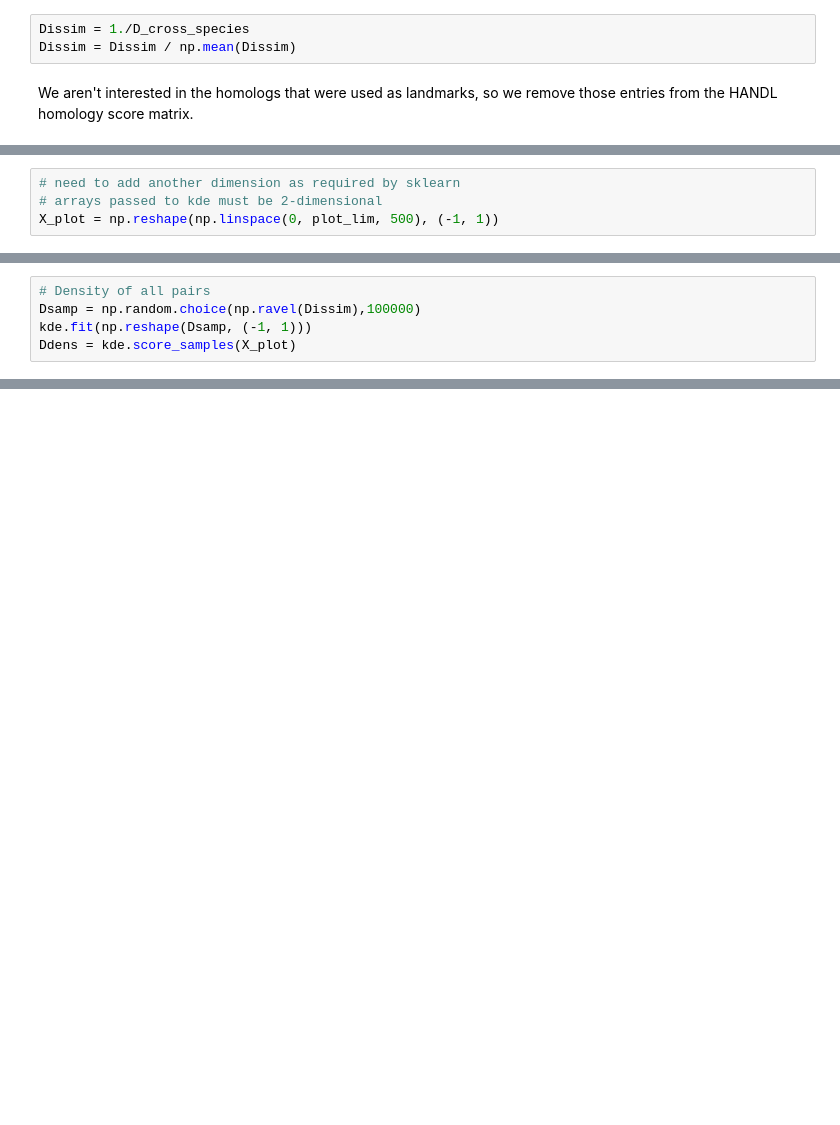
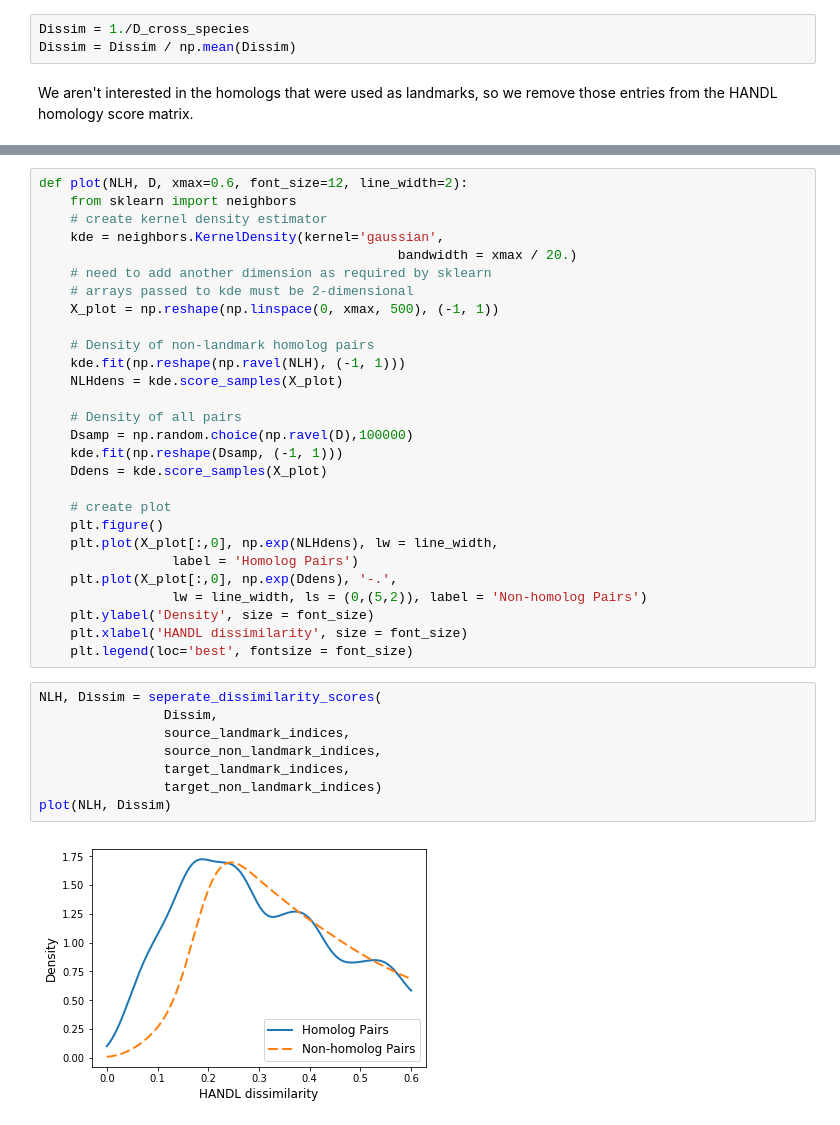
Before and after one commit to lrgr/munk, a Jupyter notebook: src/HANDL-Demo.ipynb, the cells around one changed output, grey strips where cells are left out. Cells and saved outputs as stored; diff of their text form; blank space fills up the shorter version.

Commit message:
Changed code that seperates homolog and non-homolog scores

```diff
--- a/src/HANDL-Demo.ipynb
+++ b/src/HANDL-Demo.ipynb
@@ -165,4 +137,0 @@ kde = sklearn.neighbors.KernelDensity(kernel='gaussian',
-# %%
-# need to add another dimension as required by sklearn
-# arrays passed to kde must be 2-dimensional
-X_plot = np.reshape(np.linspace(0, plot_lim, 500), (-1, 1))
@@ -173,5 +137,0 @@ NLHdens = kde.score_samples(X_plot)
-# %%
-# Density of all pairs
-Dsamp = np.random.choice(np.ravel(Dissim),100000)
-kde.fit(np.reshape(Dsamp, (-1, 1)))
-Ddens = kde.score_samples(X_plot)
@@ -190,0 +158,38 @@ plt.legend(loc='best', fontsize = font_size);
+# %%
+def plot(NLH, D, xmax=0.6, font_size=12, line_width=2):
+    from sklearn import neighbors
+    # create kernel density estimator
+    kde = neighbors.KernelDensity(kernel='gaussian',
+                                              bandwidth = xmax / 20.)
+    # need to add another dimension as required by sklearn
+    # arrays passed to kde must be 2-dimensional
+    X_plot = np.reshape(np.linspace(0, xmax, 500), (-1, 1))
+
+    # Density of non-landmark homolog pairs
+    kde.fit(np.reshape(np.ravel(NLH), (-1, 1)))
+    NLHdens = kde.score_samples(X_plot)
+
+    # Density of all pairs
+    Dsamp = np.random.choice(np.ravel(D),100000)
+    kde.fit(np.reshape(Dsamp, (-1, 1)))
+    Ddens = kde.score_samples(X_plot)
+
+    # create plot
+    plt.figure()
+    plt.plot(X_plot[:,0], np.exp(NLHdens), lw = line_width,
+                 label = 'Homolog Pairs')
+    plt.plot(X_plot[:,0], np.exp(Ddens), '-.',
+                 lw = line_width, ls = (0,(5,2)), label = 'Non-homolog Pairs')
+    plt.ylabel('Density', size = font_size)
+    plt.xlabel('HANDL dissimilarity', size = font_size)
+    plt.legend(loc='best', fontsize = font_size)
+# %%
+NLH, Dissim = seperate_dissimilarity_scores(
+                Dissim,
+                source_landmark_indices,
+                source_non_landmark_indices,
+                target_landmark_indices,
+                target_non_landmark_indices)
+plot(NLH, Dissim)
+# %% [output]
+[figure, added]
```
Also changed, not shown: parts of 12 cells of this notebook.
